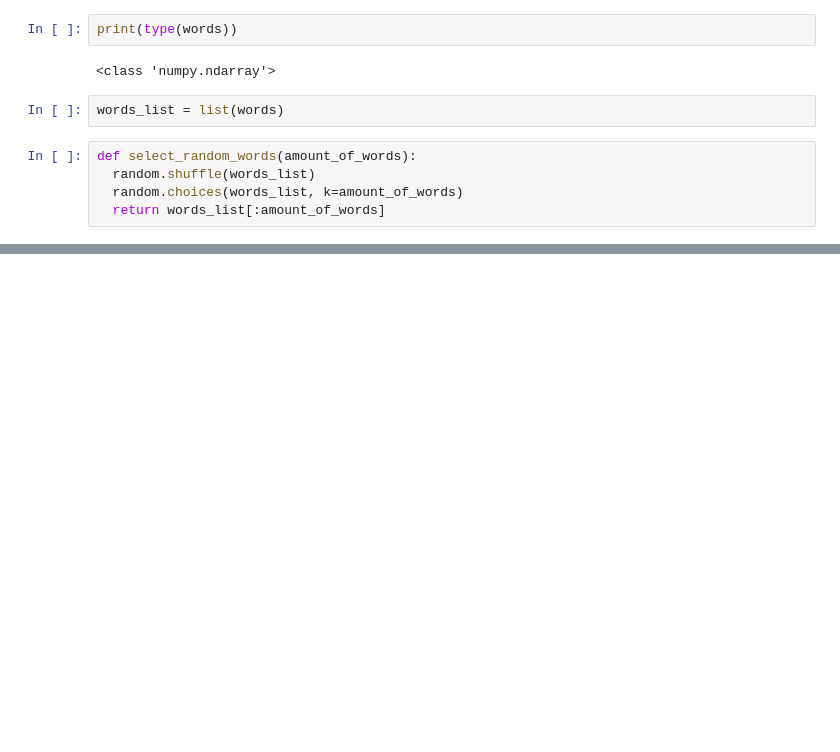
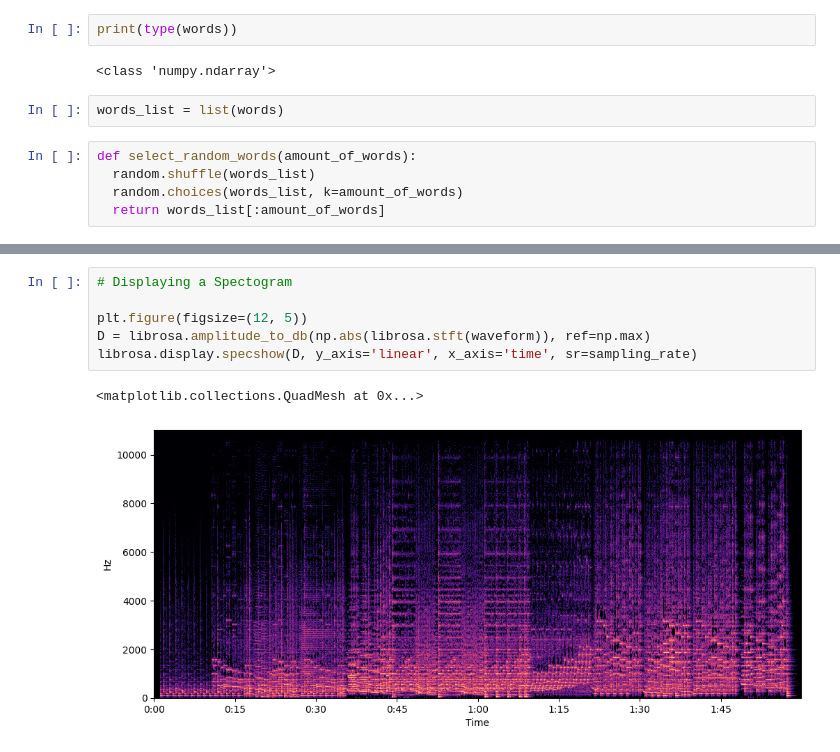
Before and after one commit to laresamdeola/Natural-Language-Processing, a Jupyter notebook: Audio_Engineering_Project.ipynb, the cells around one changed output, grey strips where cells are left out. Cells and saved outputs as stored; diff of their text form; blank space fills up the shorter version.

```diff
--- a/Audio_Engineering_Project.ipynb
+++ b/Audio_Engineering_Project.ipynb
@@ -40,0 +97,9 @@ print(select_random_words(10))
+# %%
+# Displaying a Spectogram
+
+plt.figure(figsize=(12, 5))
+D = librosa.amplitude_to_db(np.abs(librosa.stft(waveform)), ref=np.max)
+librosa.display.specshow(D, y_axis='linear', x_axis='time', sr=sampling_rate)
+# %% [output]
+<matplotlib.collections.QuadMesh at 0x...>
+[figure, added]
```
Also changed, not shown: parts of 11 cells of this notebook.
